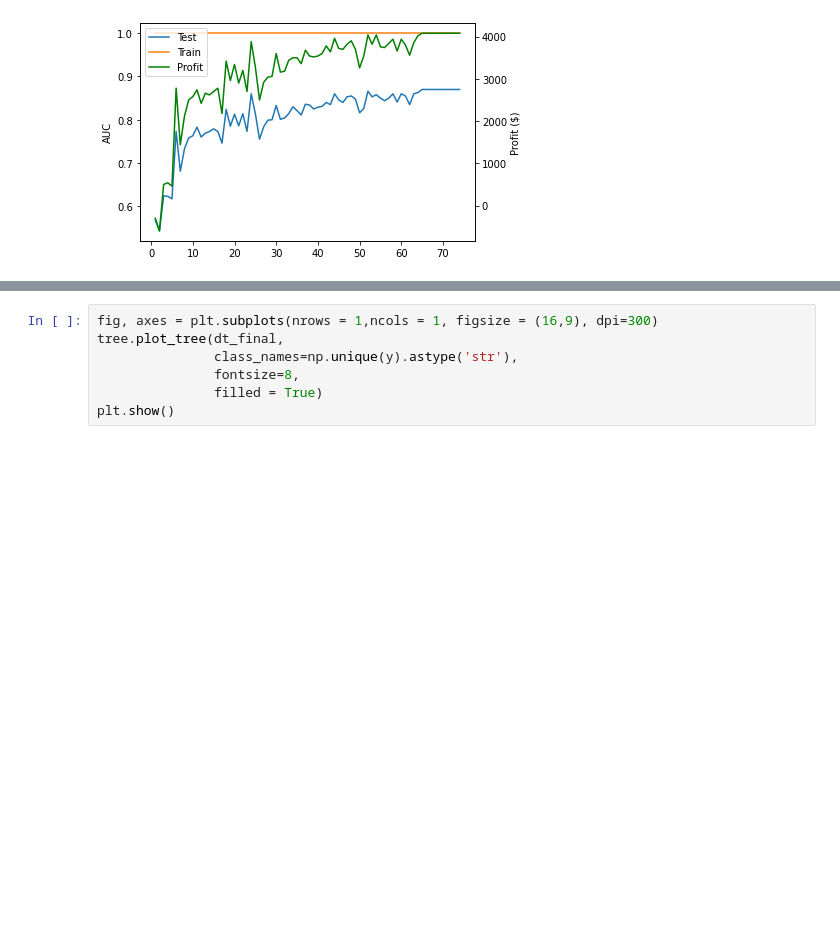
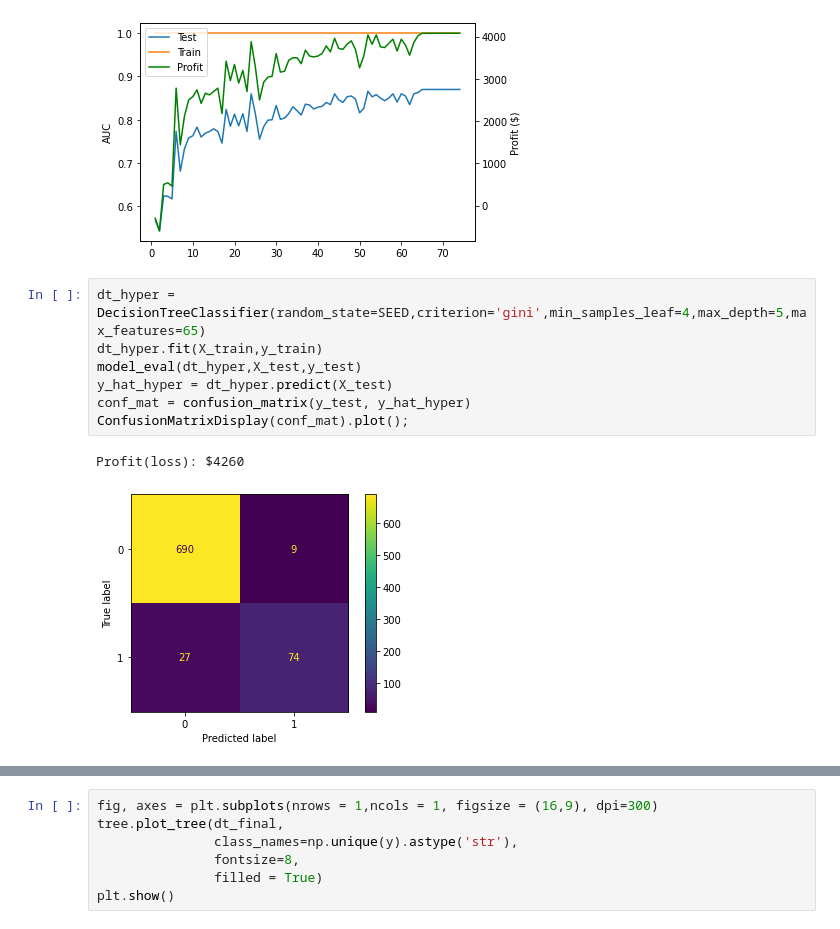
Before and after one commit to MattLeRoi/Telecom-customer-churn-analysis, a Jupyter notebook: phase3_project.ipynb, the cells around one changed output, grey strips where cells are left out. Drawn from its saved outputs; the diff is of its cells as text; blank space fills up the shorter version.

```diff
--- a/phase3_project.ipynb
+++ b/phase3_project.ipynb
@@ -312,6 +312,16 @@ hypertuning("min_samples_leaf",X_train,y_train,X_test,y_test,1,25,1)
 hypertuning("max_features",X_train,y_train,X_test,y_test,1,75,1)
 # %% [output]
 [figure]
+# %%
+dt_hyper = DecisionTreeClassifier(random_state=SEED,criterion='gini',min_samples_leaf=4,max_depth=5,max_features=65)
+dt_hyper.fit(X_train,y_train)
+model_eval(dt_hyper,X_test,y_test)
+y_hat_hyper = dt_hyper.predict(X_test)
+conf_mat = confusion_matrix(y_test, y_hat_hyper)
+ConfusionMatrixDisplay(conf_mat).plot();
+# %% [output]
+Profit(loss): $4260
+[figure, added]
 # %%
 dt_final = DecisionTreeClassifier(random_state=SEED,criterion='gini',min_samples_leaf=4,max_depth=5,max_features=65)
 dt_final.fit(X_train_final,y_train_final)
```
Also changed, not shown: parts of 2 cells of this notebook.
